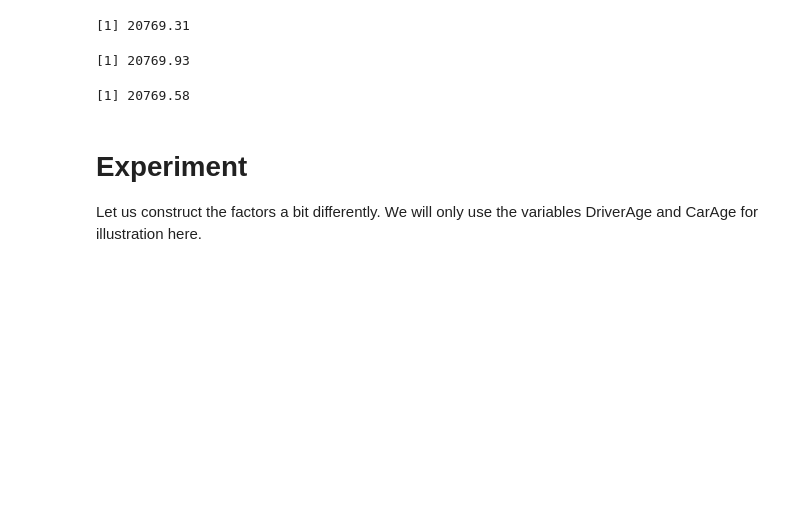
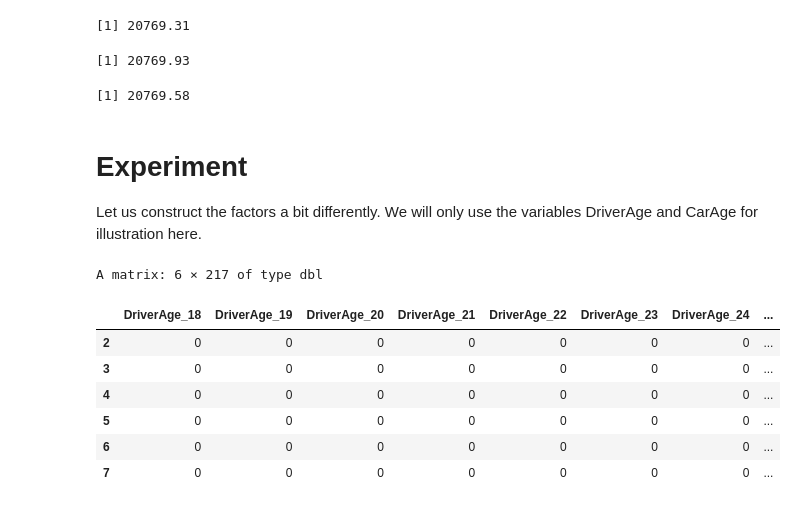
Before and after one commit to fpechon/UCLouvain-LACTU2110, a Jupyter notebook: 5. GLM/Elastic Net.ipynb, the cells around one changed output. Saved outputs shown, nothing was run; the diff lists cells and outputs as text; code cells hidden in the pictures; blank space fills up the shorter version.

```diff
--- a/5. GLM/Elastic Net.ipynb
+++ b/5. GLM/Elastic Net.ipynb
@@ -203,24 +228,20 @@ for (vehage in (0:25)){
 # %%
 ptn=Sys.time()
-model_exp_x = model.matrix(ClaimNb ~ 0 + DriverAge_18 + DriverAge_19 + DriverAge_20 + DriverAge_21 + DriverAge_22 +
-                 DriverAge_23 + DriverAge_24 + DriverAge_25 + DriverAge_26 + DriverAge_27 + DriverAge_28 +
-                 DriverAge_29 + DriverAge_30 + DriverAge_31 + DriverAge_32 + DriverAge_33 + DriverAge_34 +
-                 DriverAge_35 + DriverAge_36 + DriverAge_37 + DriverAge_38 + DriverAge_39 + DriverAge_40 +
-                 DriverAge_41 + DriverAge_42 + DriverAge_43 + DriverAge_44 + DriverAge_45 + DriverAge_46 +
-                 DriverAge_47 + DriverAge_48 + DriverAge_49 + DriverAge_50 + DriverAge_51 + DriverAge_52 +
-                 DriverAge_53 + DriverAge_54 + DriverAge_55 + DriverAge_56 + DriverAge_57 + DriverAge_58 +
-                 DriverAge_59 + DriverAge_60 + DriverAge_61 + DriverAge_62 + DriverAge_63 + DriverAge_64 +
-                 DriverAge_65 + DriverAge_66 + DriverAge_67 + DriverAge_68 + DriverAge_69 + DriverAge_70 +
-                 DriverAge_71 + DriverAge_72 + DriverAge_73 + DriverAge_74 + DriverAge_75 + DriverAge_76 +
-                 DriverAge_77 + DriverAge_78 + DriverAge_79 + DriverAge_80 + DriverAge_81 + DriverAge_82 +
-                 DriverAge_83 + DriverAge_84 + DriverAge_85 + DriverAge_86 + DriverAge_87 + DriverAge_88 +
-                 DriverAge_89 + DriverAge_90 + DriverAge_91 + DriverAge_92 + DriverAge_93 + DriverAge_94 +
-                 DriverAge_95 + DriverAge_96 + DriverAge_97 + DriverAge_98 + DriverAge_99 +
-                 CarAge_0 + CarAge_1 + CarAge_2 + CarAge_3 + CarAge_4 + CarAge_5 + CarAge_6 +
-                 CarAge_7 + CarAge_8 + CarAge_9 + CarAge_10 + CarAge_11 + CarAge_12 +
-                 CarAge_13 + CarAge_14 + CarAge_15 + CarAge_16 + CarAge_17 + CarAge_18 +
-                 CarAge_19 + CarAge_20 + CarAge_21 + CarAge_22 + CarAge_23 + CarAge_24 + CarAge_25,
-                 data=training_set)
+model_exp_x = model.matrix(as.formula(paste("ClaimNb ~ 0  + ",
+                                            lst_vars,
+                                            sep="")),
+                           data=training_set)
+
+head(model_exp_x)
+# %% [output]
+A matrix: 6 × 217 of type dbl
+|  | DriverAge_18 | DriverAge_19 | DriverAge_20 | DriverAge_21 | DriverAge_22 | DriverAge_23 | DriverAge_24 | ... |
+| 2 | 0 | 0 | 0 | 0 | 0 | 0 | 0 | ... |
+| 3 | 0 | 0 | 0 | 0 | 0 | 0 | 0 | ... |
+| 4 | 0 | 0 | 0 | 0 | 0 | 0 | 0 | ... |
+| 5 | 0 | 0 | 0 | 0 | 0 | 0 | 0 | ... |
+| 6 | 0 | 0 | 0 | 0 | 0 | 0 | 0 | ... |
+| 7 | 0 | 0 | 0 | 0 | 0 | 0 | 0 | ... |
 # %%
 set.seed(542)
 folds = createFolds(training_set$ClaimNb, 5, list=FALSE)
```
Also changed, not shown: parts of 15 cells of this notebook, 2 other files.
